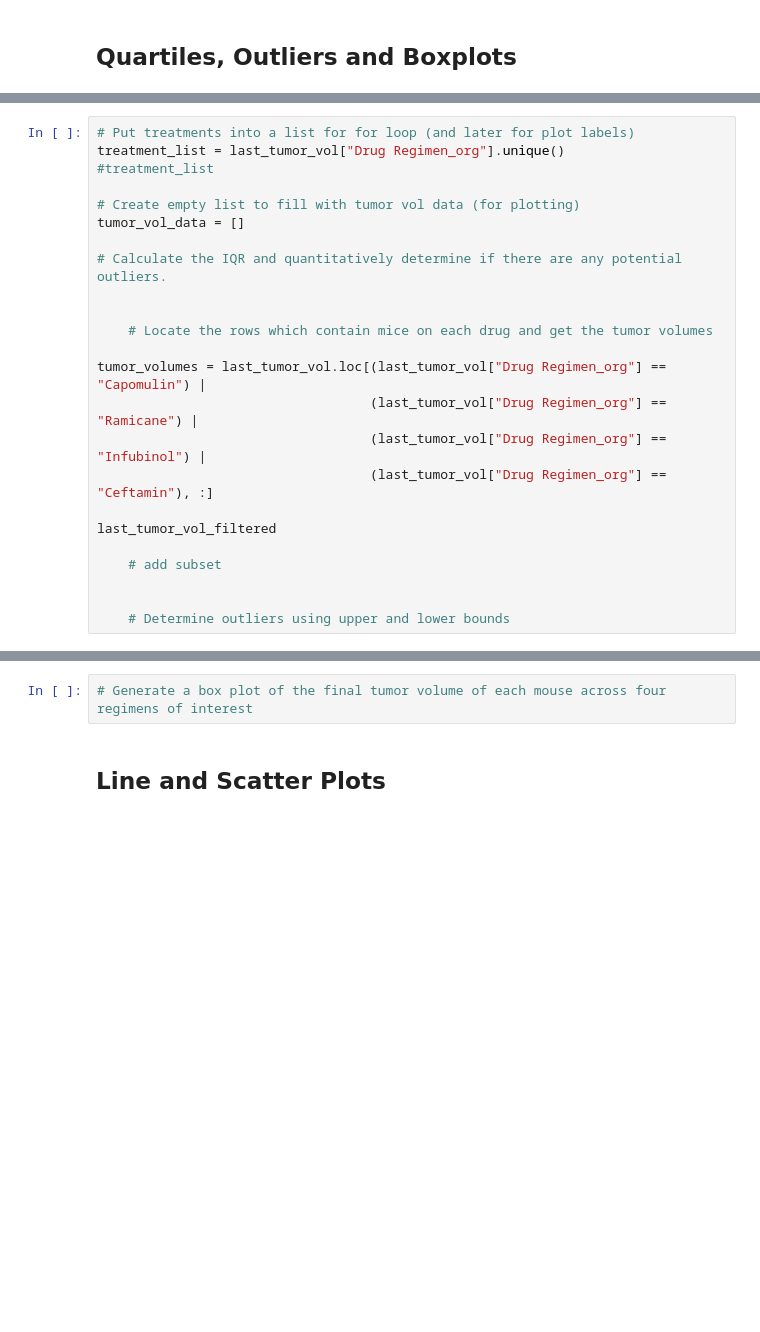
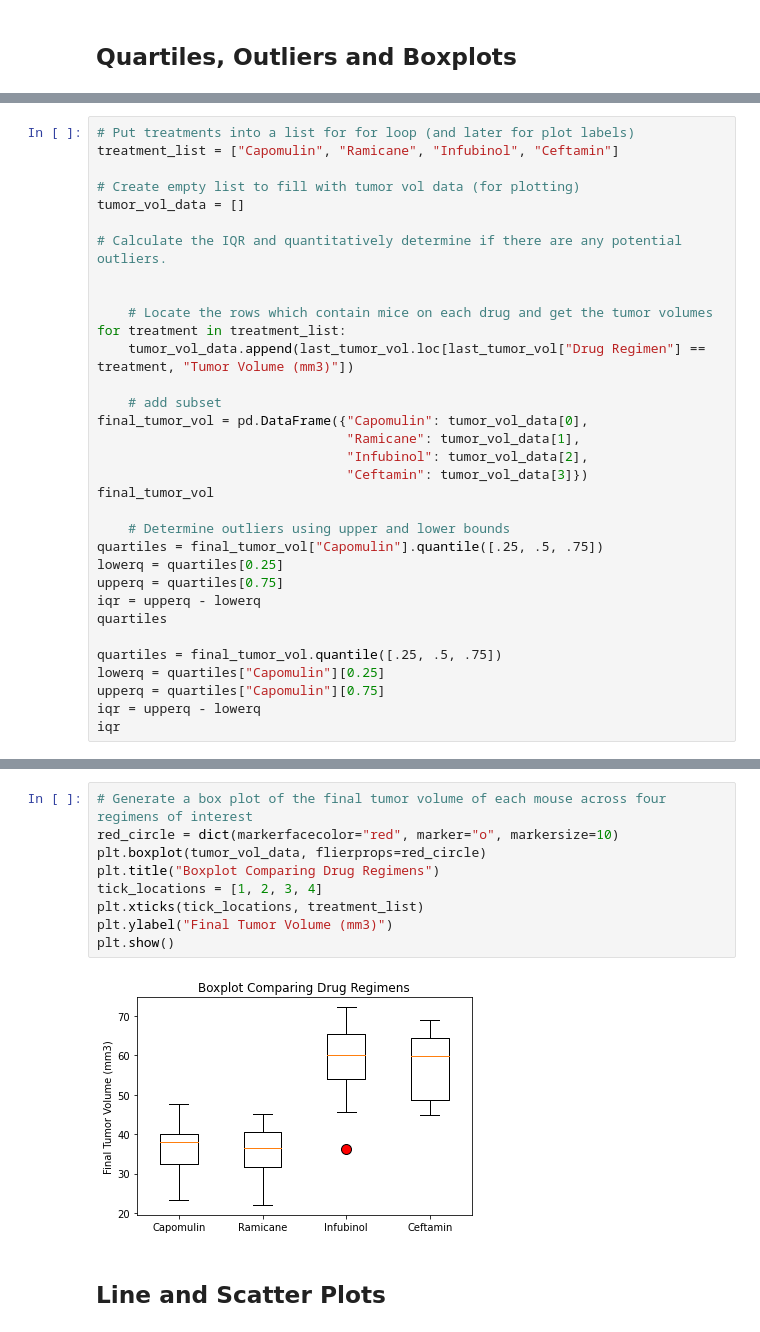
Before and after one commit to mpetersen49/matplotlib-challenge, a Jupyter notebook: pymaceuticals_starter.ipynb, the cells around one changed output, grey strips where cells are left out. Cells and saved outputs as stored; diff of their text form; blank space fills up the shorter version.

Commit message:
Finished boxplot and line plot

```diff
--- a/pymaceuticals_starter.ipynb
+++ b/pymaceuticals_starter.ipynb
@@ -239,7 +239,6 @@ last_tumor_vol = pd.merge(mouse_metadata, max_timepoint, on="Mouse ID", suffixes
 # %%
 # Put treatments into a list for for loop (and later for plot labels)
-treatment_list = last_tumor_vol["Drug Regimen_org"].unique()
-#treatment_list
+treatment_list = ["Capomulin", "Ramicane", "Infubinol", "Ceftamin"]
 
 # Create empty list to fill with tumor vol data (for plotting)
 tumor_vol_data = []
@@ -248,16 +247,26 @@ tumor_vol_data = []
 
 
     # Locate the rows which contain mice on each drug and get the tumor volumes
-
-tumor_volumes = last_tumor_vol.loc[(last_tumor_vol["Drug Regimen_org"] == "Capomulin") |
-                                   (last_tumor_vol["Drug Regimen_org"] == "Ramicane") |
-                                   (last_tumor_vol["Drug Regimen_org"] == "Infubinol") |
-                                   (last_tumor_vol["Drug Regimen_org"] == "Ceftamin"), :]
-
-last_tumor_vol_filtered
+for treatment in treatment_list:
+    tumor_vol_data.append(last_tumor_vol.loc[last_tumor_vol["Drug Regimen"] == treatment, "Tumor Volume (mm3)"])
 
     # add subset
-
+final_tumor_vol = pd.DataFrame({"Capomulin": tumor_vol_data[0],
+                                "Ramicane": tumor_vol_data[1],
+                                "Infubinol": tumor_vol_data[2],
+                                "Ceftamin": tumor_vol_data[3]})
+final_tumor_vol
 
     # Determine outliers using upper and lower bounds
+quartiles = final_tumor_vol["Capomulin"].quantile([.25, .5, .75])
+lowerq = quartiles[0.25]
+upperq = quartiles[0.75]
+iqr = upperq - lowerq
+quartiles
+
+quartiles = final_tumor_vol.quantile([.25, .5, .75])
+lowerq = quartiles["Capomulin"][0.25]
+upperq = quartiles["Capomulin"][0.75]
+iqr = upperq - lowerq
+iqr
 # %% [output]
@@ -277,5 +274,14 @@ last_tumor_vol_filtered
 # %%
 # Generate a box plot of the final tumor volume of each mouse across four regimens of interest
+red_circle = dict(markerfacecolor="red", marker="o", markersize=10)
+plt.boxplot(tumor_vol_data, flierprops=red_circle)
+plt.title("Boxplot Comparing Drug Regimens")
+tick_locations = [1, 2, 3, 4]
+plt.xticks(tick_locations, treatment_list)
+plt.ylabel("Final Tumor Volume (mm3)")
+plt.show()
+# %% [output]
+[figure, added]
 # %% [markdown]
 ## Line and Scatter Plots
 # %%
```
Also changed, not shown: parts of 12 cells of this notebook.
